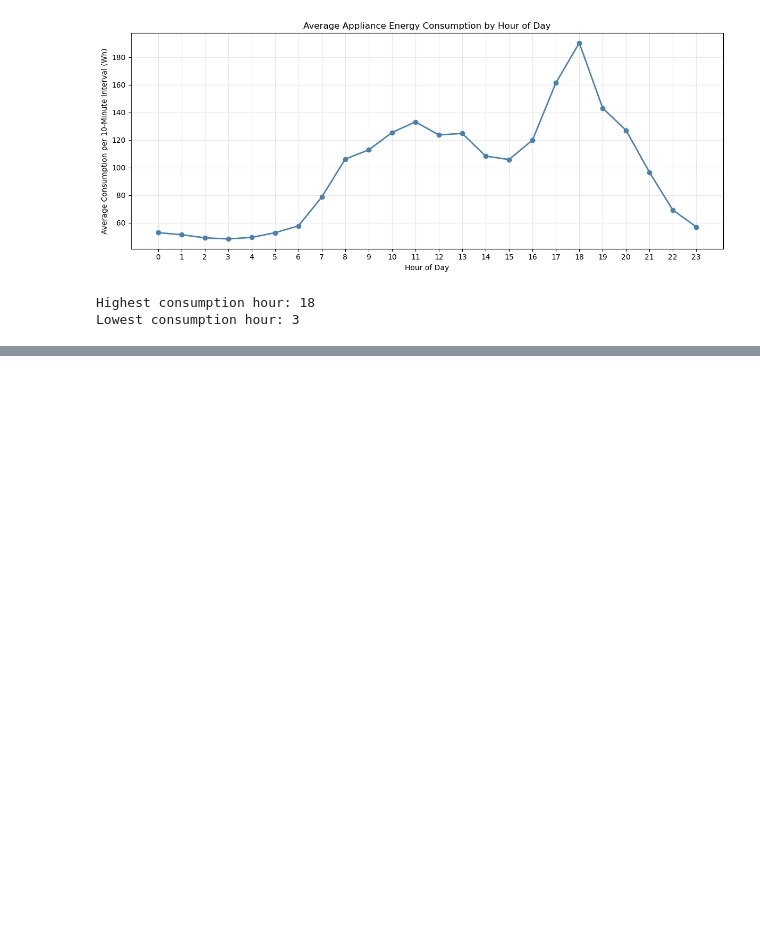
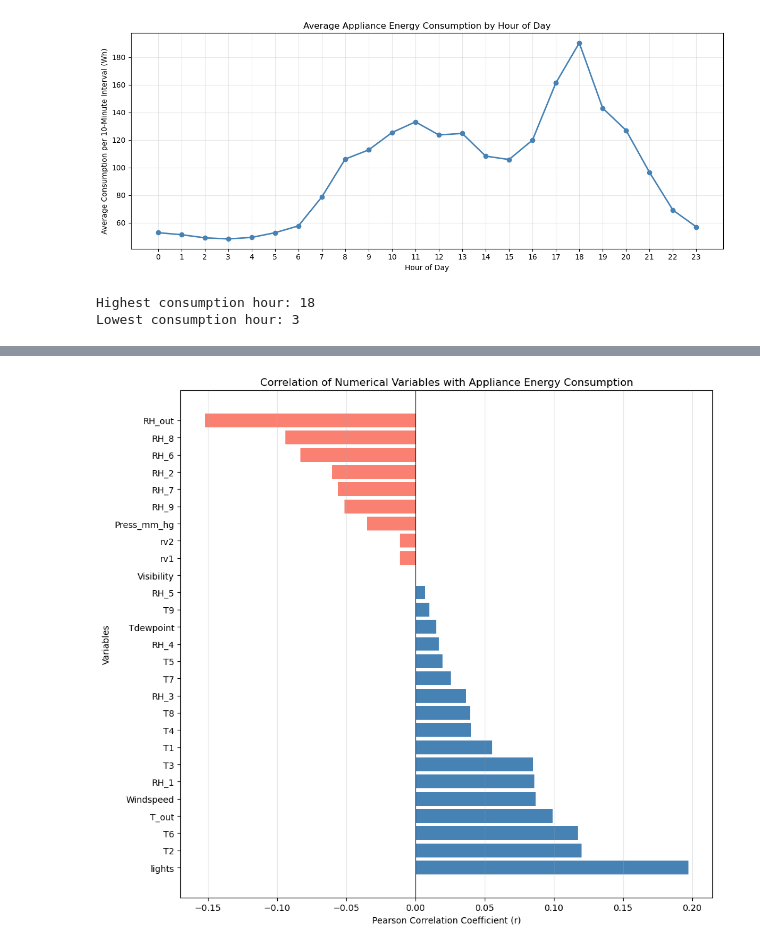
Before and after one commit to damisar/Smart_Home_Energy_Consumption_Prediction, a Jupyter notebook: notebook/Smart_Home_Energy_Consumption_Prediction.ipynb, the cells around one changed output, grey strips where cells are left out. Saved outputs shown, nothing was run; the diff lists cells and outputs as text; code cells hidden in the pictures; blank space fills up the shorter version.

Commit message:
Complete exploratory data analysis and consumption pattern insights

```diff
--- a/notebook/Smart_Home_Energy_Consumption_Prediction.ipynb
+++ b/notebook/Smart_Home_Energy_Consumption_Prediction.ipynb
@@ -314,0 +321,15 @@ Lowest consumption hour: 3
+# %%
+# Section 2.5.1: Correlation with Appliance Energy Consumption
+
+# Calculate Pearson correlation coefficients for numerical variables
+correlation_matrix = df.select_dtypes(include="number").corr()
+
+# Extract correlations with the target variable
+appliance_correlations = (
+    correlation_matrix["Appliances"]
+    .drop("Appliances")
+    .sort_values(ascending=False)
+)
+
+# Display correlation coefficients
+display(appliance_correlations.to_frame(name="Correlation with Appliances").round(3))
@@ -314,0 +358,34 @@ Lowest consumption hour: 3
+# %%
+# Section 2.5.2: Correlation Visualization
+
+plt.figure(figsize=(10, 9))
+
+colors = [
+    "steelblue" if value >= 0 else "salmon"
+    for value in appliance_correlations.values
+]
+
+plt.barh(
+    appliance_correlations.index,
+    appliance_correlations.values,
+    color=colors
+)
+
+plt.axvline(0, color="black", linewidth=0.8)
+
+plt.title("Correlation of Numerical Variables with Appliance Energy Consumption")
+plt.xlabel("Pearson Correlation Coefficient (r)")
+plt.ylabel("Variables")
+
+plt.grid(axis="x", alpha=0.3)
+plt.tight_layout()
+
+plt.savefig(
+    "../figure/appliance_correlation_bar_chart.png",
+    dpi=300,
+    bbox_inches="tight"
+)
+
+plt.show()
+# %% [output]
+[figure, added]
```
Also changed, not shown: parts of 13 cells of this notebook, 2 other files.
